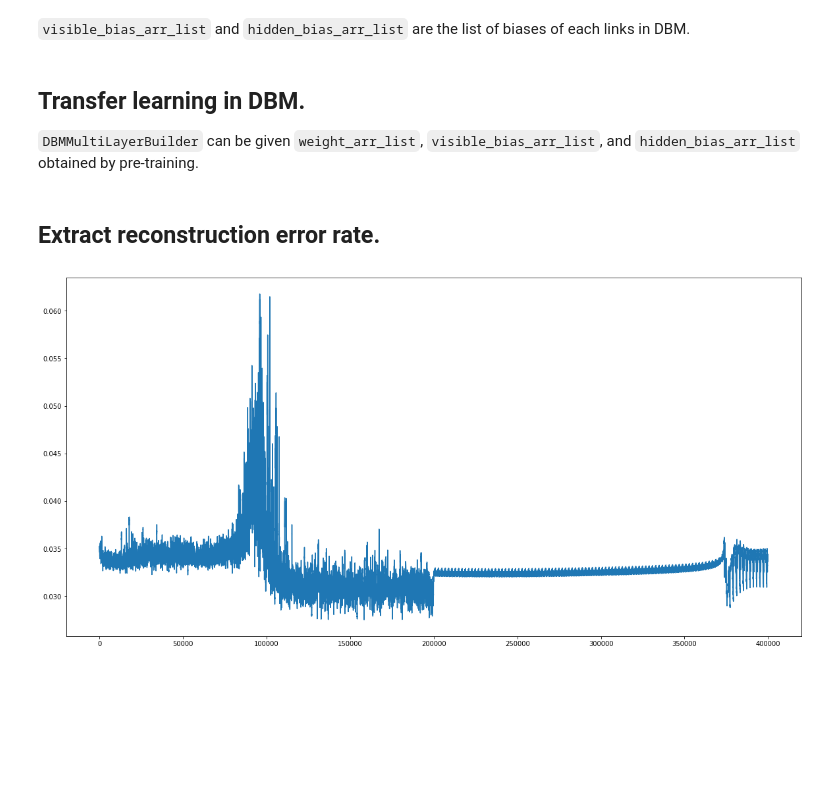
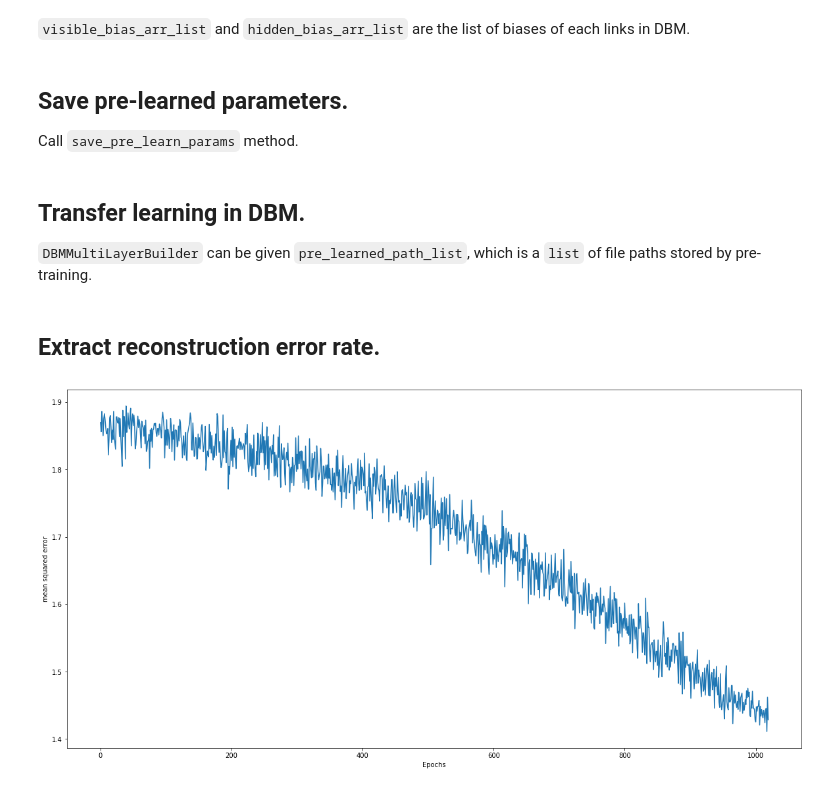
Before and after one commit to accel-brain/accel-brain-code, a Jupyter notebook: Deep-Learning-by-means-of-Design-Pattern/demo/demo_stacked_auto_encoder.ipynb, the cells around one changed output. Drawn from its saved outputs; the diff is of its cells as text; code cells hidden in the pictures; blank space fills up the shorter version.

Commit message:
Update demo of transfer learning.

```diff
--- a/Deep-Learning-by-means-of-Design-Pattern/demo/demo_stacked_auto_encoder.ipynb
+++ b/Deep-Learning-by-means-of-Design-Pattern/demo/demo_stacked_auto_encoder.ipynb
@@ -36,9 +37,9 @@ Instantiate objects and call the method.
 # %%
 # Setting objects for activation function.
 activation_list = [
-    LogisticFunction(),
-    LogisticFunction(),
-    LogisticFunction()
+    TanhFunction(),
+    TanhFunction(),
+    TanhFunction()
 ]
 
 # Setting the object for function approximation.
@@ -49,15 +50,13 @@ dbm = StackedAutoEncoder(
     [target_arr.shape[1], 100, target_arr.shape[1]],
     activation_list,
     approximaion_list,
-    1e-05, # Setting learning rate.
-    0.5   # Setting dropout rate.
-
+    1e-05 # Setting learning rate.
 )
 
 # Execute learning.
 dbm.learn(
     target_arr,
-    training_count=100, # If approximation is the Contrastive Divergence, this parameter is `k` in CD method.
+    training_count=1000, # If approximation is the Contrastive Divergence, this parameter is `k` in CD method.
     batch_size=100,  # Batch size in mini-batch training.
     r_batch_size=-1,  # if `r_batch_size` > 0, the function of `dbm.learn` is a kind of reccursive learning.
     sgd_flag=True
@@ -100,3 +101,7 @@ visible_bias_arr_list = dbm.get_visible_bias_arr_list()
 hidden_bias_arr_list = dbm.get_hidden_bias_arr_list()
 # %% [markdown]
 `visible_bias_arr_list` and `hidden_bias_arr_list` are the list of biases of each links in DBM.
+# %% [markdown]
+## Save pre-learned parameters.
+
+Call `save_pre_learn_params` method.
@@ -103,31 +110,28 @@ hidden_bias_arr_list = dbm.get_hidden_bias_arr_list()
 # %% [markdown]
 ## Transfer learning in DBM.
-`DBMMultiLayerBuilder` can be given `weight_arr_list`, `visible_bias_arr_list`, and `hidden_bias_arr_list` obtained by pre-training.
+`DBMMultiLayerBuilder` can be given `pre_learned_path_list`, which is a `list` of file paths stored by pre-training.
 # %%
-next_target_arr = np.random.normal(loc=0.5, scale=0.2, size=(1000, 1000))
+next_target_arr = np.random.normal(loc=0.0, scale=1.0, size=(1000, 1000))
+next_target_arr = (next_target_arr - next_target_arr.mean()) / next_target_arr.std()
 
 dbm_t = StackedAutoEncoder(
     DBMMultiLayerBuilder(
-        # Setting pre-learned weights matrix.
-        weight_arr_list,
-        # Setting pre-learned bias in visible layer.
-        visible_bias_arr_list,
-        # Setting pre-learned bias in hidden layer.
-        hidden_bias_arr_list
+        pre_learned_path_list=[
+            "pre-learned/dbm_demo_0.npz",
+            "pre-learned/dbm_demo_1.npz"
+        ]
     ),
     [next_target_arr.shape[1], 100, next_target_arr.shape[1]],
     activation_list,
     approximaion_list,
     # Setting learning rate.
-    1e-05,
-    # Setting dropout rate.
-    0.0
+    1e-05
 )
 
 # Execute learning.
 dbm_t.learn(
     next_target_arr,
-    100, # If approximation is the Contrastive Divergence, this parameter is `k` in CD method.
+    training_count=1000, # If approximation is the Contrastive Divergence, this parameter is `k` in CD method.
     batch_size=100,  # Batch size in mini-batch training.
     r_batch_size=-1  # if `r_batch_size` > 0, the function of `dbm.learn` is a kind of reccursive learning.
 )
@@ -136,7 +140,9 @@ dbm_t.learn(
 # %%
 reconstruct_error_arr = dbm_t.get_reconstruct_error_arr(layer_number=0)
 fig = plt.figure(figsize=(20, 10))
-plt.plot(reconstruct_error_arr)
+plt.plot(reconstruct_error_arr[1000:])
+plt.xlabel("Epochs")
+plt.ylabel("mean squared error")
 plt.show();plt.close()
 # %% [output]
-[figure, old version]
+[figure, new version]
```
Also changed, not shown: parts of 5 cells of this notebook.
